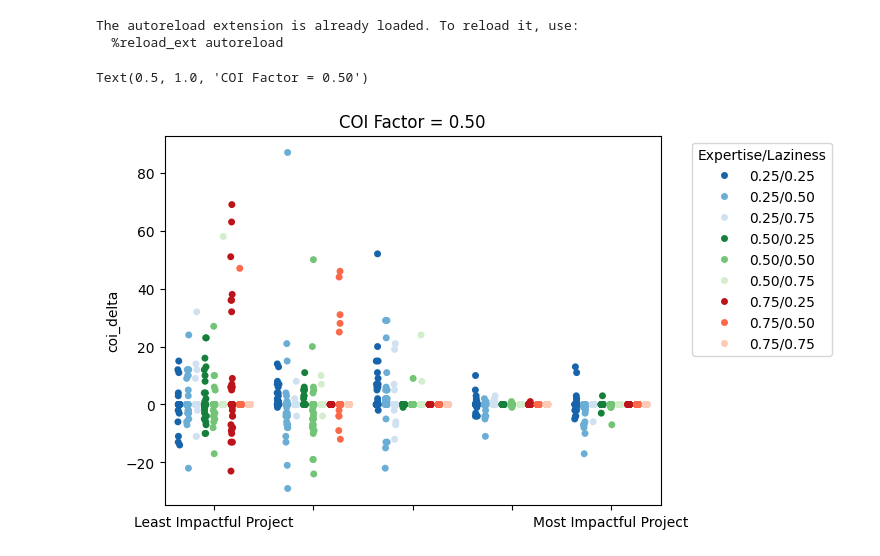
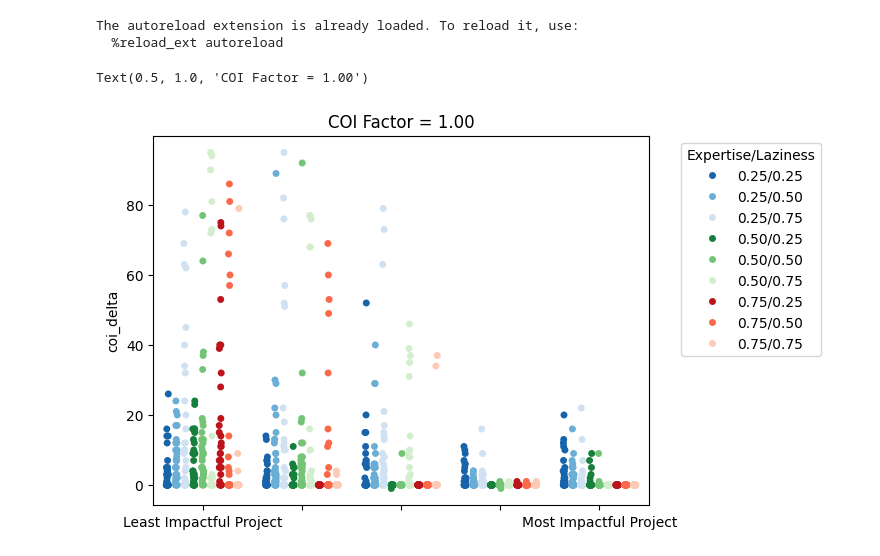
Before and after one commit to CELtd/voting_mechanism_design, a Jupyter notebook: notebooks/quorum_coi_example.ipynb, the cells around one changed output. Cells and saved outputs as stored; diff of their text form; code cells hidden in the pictures.

```diff
--- a/notebooks/quorum_coi_example.ipynb
+++ b/notebooks/quorum_coi_example.ipynb
@@ -341,27 +341,27 @@ res_df['hue'] = res_df.apply(lambda row: f"{row['expertise']:.2f}/{row['laziness
 # %%
 # setup color pallete
 color_range = np.linspace(0.2, 0.8, len(laziness_vec))
 colors=['Blues', 'Greens', 'Reds', 'Purples']
 palette = {}
-coi_factor = 0.5 # TODO: put this into a sweep
+coi_factor = 1.0 # TODO: put this into a sweep
 for jj, m in enumerate(expertise_vec):
     color = mpl.colormaps[colors[jj]]
     for ii, l in enumerate(laziness_vec):
         key='%0.02f/%0.02f' % (m, l)
         palette[key] = color(color_range[len(laziness_vec)-ii-1])
 
 ax = sns.stripplot(
     data=res_df[res_df['coi_factor']==coi_factor],
     x='coi_project_ix',
     y='coi_delta',
     hue='hue',
     dodge=True,
     palette=palette,
 )
 ax.set_xticklabels(['Least Impactful Project', '', '', '', 'Most Impactful Project'])
 ax.set_xlabel('')
 ax.legend(title='Expertise/Laziness', bbox_to_anchor=(1.05, 1), loc='upper left')
 ax.set_title('COI Factor = %0.2f' % coi_factor)
 # %% [output]
-Text(0.5, 1.0, 'COI Factor = 0.50')
+Text(0.5, 1.0, 'COI Factor = 1.00')
-[figure, old version]
+[figure, new version]
```
Also changed, not shown: 1 other file.
